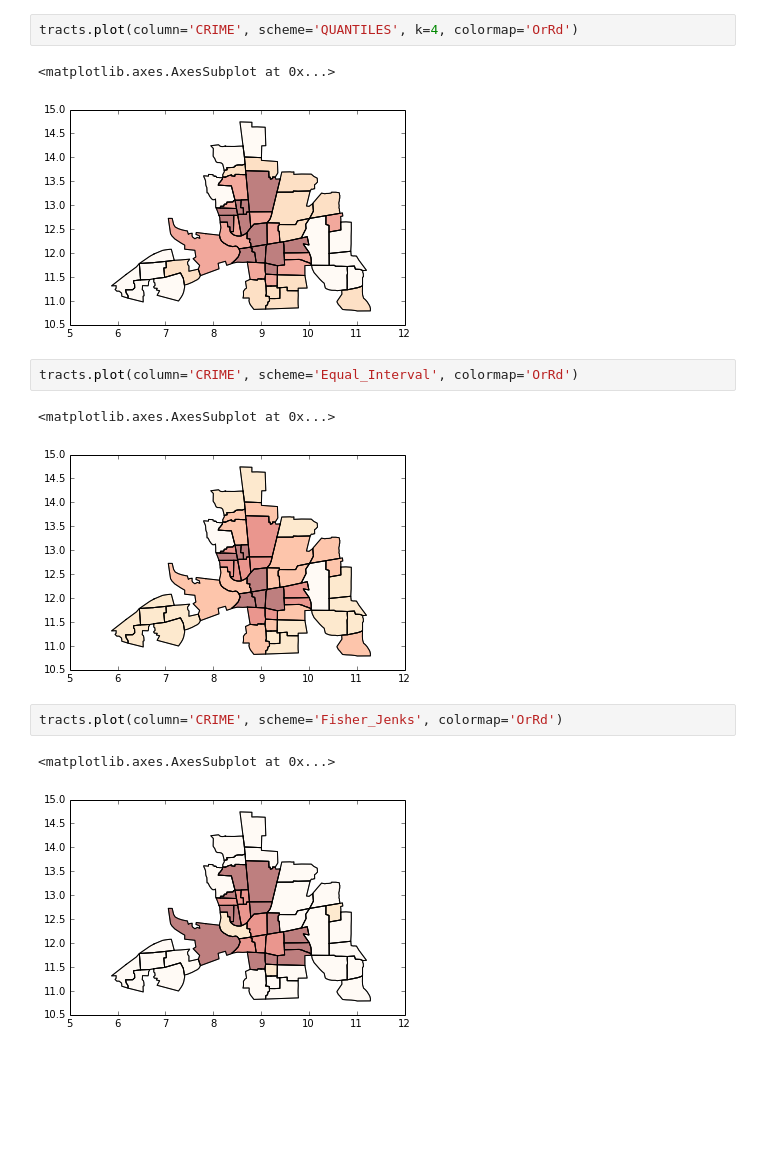
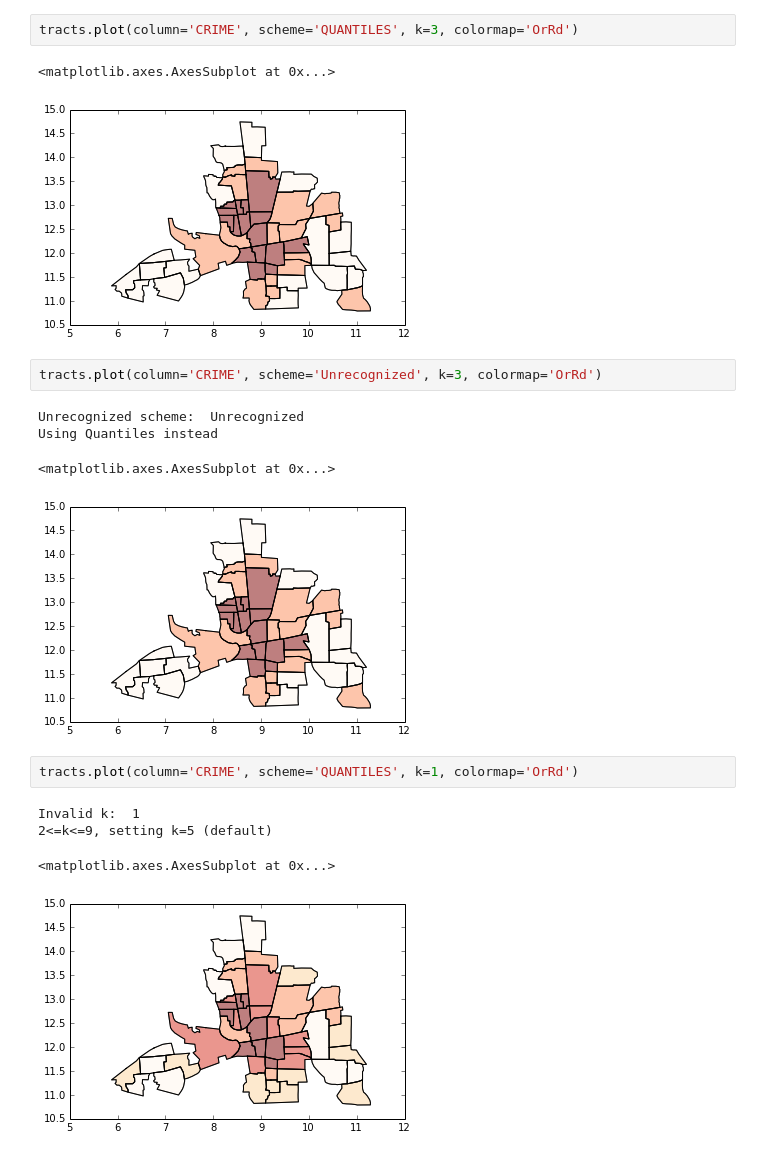
Before and after one commit to geopandas/geopandas, a Jupyter notebook: examples/choropleths.ipynb, the cells around one changed output. Cells and saved outputs as stored; diff of their text form; blank space fills up the shorter version.

```diff
--- a/examples/choropleths.ipynb
+++ b/examples/choropleths.ipynb
@@ -7,15 +14,19 @@ tracts = gp.GeoDataFrame.from_file(pth)
 # %%
-tracts.plot(column='CRIME', scheme='QUANTILES', k=4, colormap='OrRd')
+tracts.plot(column='CRIME', scheme='QUANTILES', k=3, colormap='OrRd')
 # %% [output]
 <matplotlib.axes.AxesSubplot at 0x...>
-[figure, old version]
+[figure, new version]
 # %%
-tracts.plot(column='CRIME', scheme='Equal_Interval', colormap='OrRd')
+tracts.plot(column='CRIME', scheme='Unrecognized', k=3, colormap='OrRd')
 # %% [output]
-<matplotlib.axes.AxesSubplot at 0x...>
+Unrecognized scheme:  Unrecognized
+Using Quantiles instead
+<matplotlib.axes.AxesSubplot at 0x...>
-[figure, old version]
+[figure, new version]
 # %%
-tracts.plot(column='CRIME', scheme='Fisher_Jenks', colormap='OrRd')
+tracts.plot(column='CRIME', scheme='QUANTILES', k=1, colormap='OrRd')
 # %% [output]
-<matplotlib.axes.AxesSubplot at 0x...>
+Invalid k:  1
+2<=k<=9, setting k=5 (default)
+<matplotlib.axes.AxesSubplot at 0x...>
-[figure, old version]
+[figure, new version]
```
Also changed, not shown: parts of 8 cells of this notebook, 1 other file.
